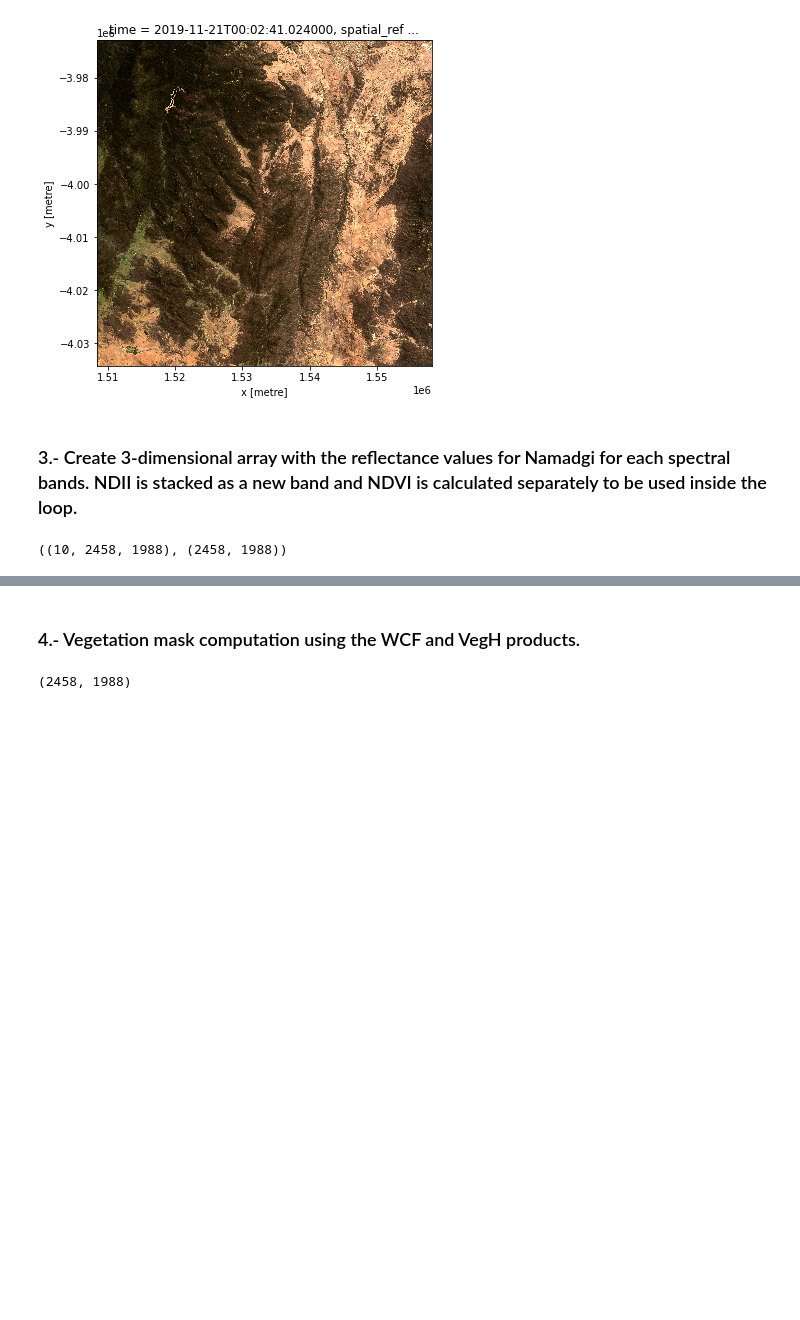
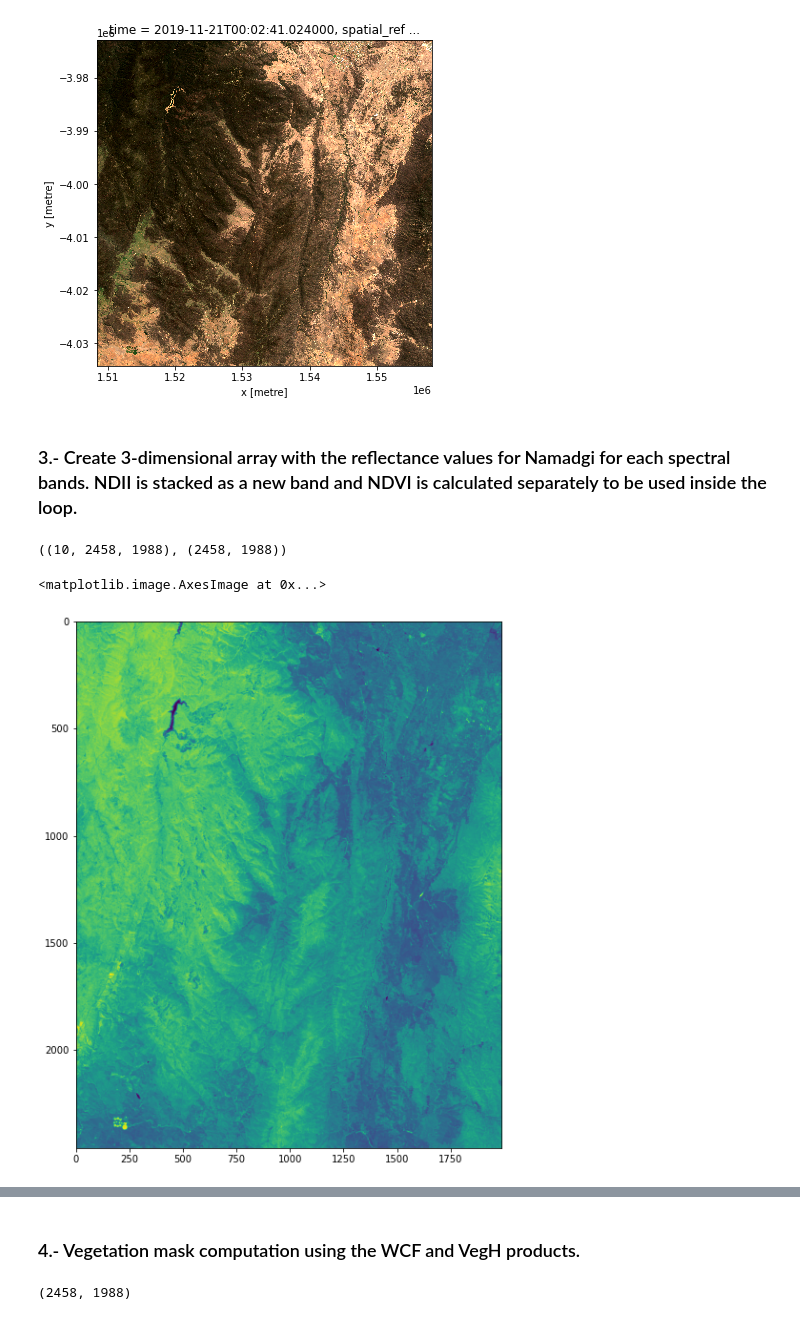
Before and after one commit to ANU-WALD/fmc_sentinel_handover, a Jupyter notebook: Namadgi.ipynb, the cells around one changed output, grey strips where cells are left out. Drawn from its saved outputs; the diff is of its cells as text; code cells hidden in the pictures; blank space fills up the shorter version.

```diff
--- a/Namadgi.ipynb
+++ b/Namadgi.ipynb
@@ -58,3 +60,8 @@ refl = np.concatenate([refl,ndii[None,:,:]], axis=0)
 refl.shape, ndvi.shape
 # %% [output]
 ((10, 2458, 1988), (2458, 1988))
+# %%
+plt.imshow(ndvi,vmin=0)
+# %% [output]
+<matplotlib.image.AxesImage at 0x...>
+[figure, added]
```
Also changed, not shown: parts of 19 cells of this notebook.
